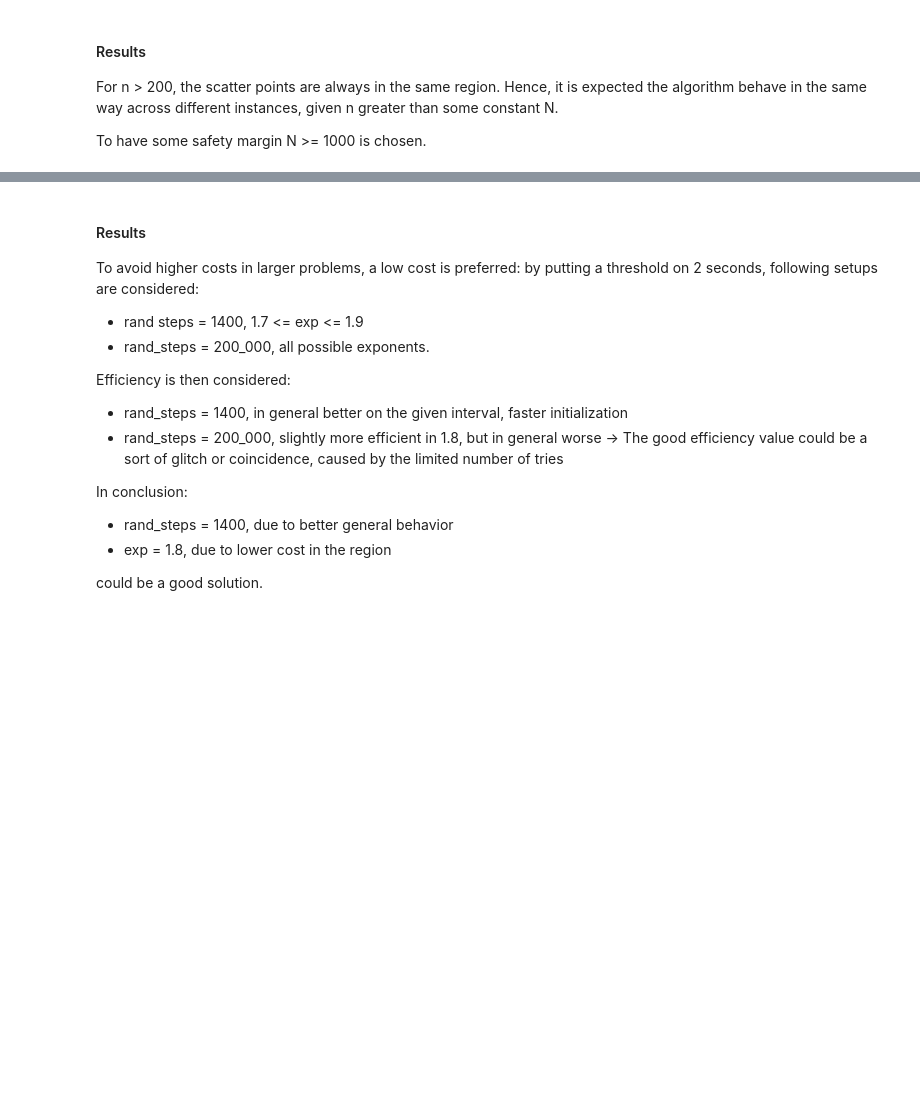
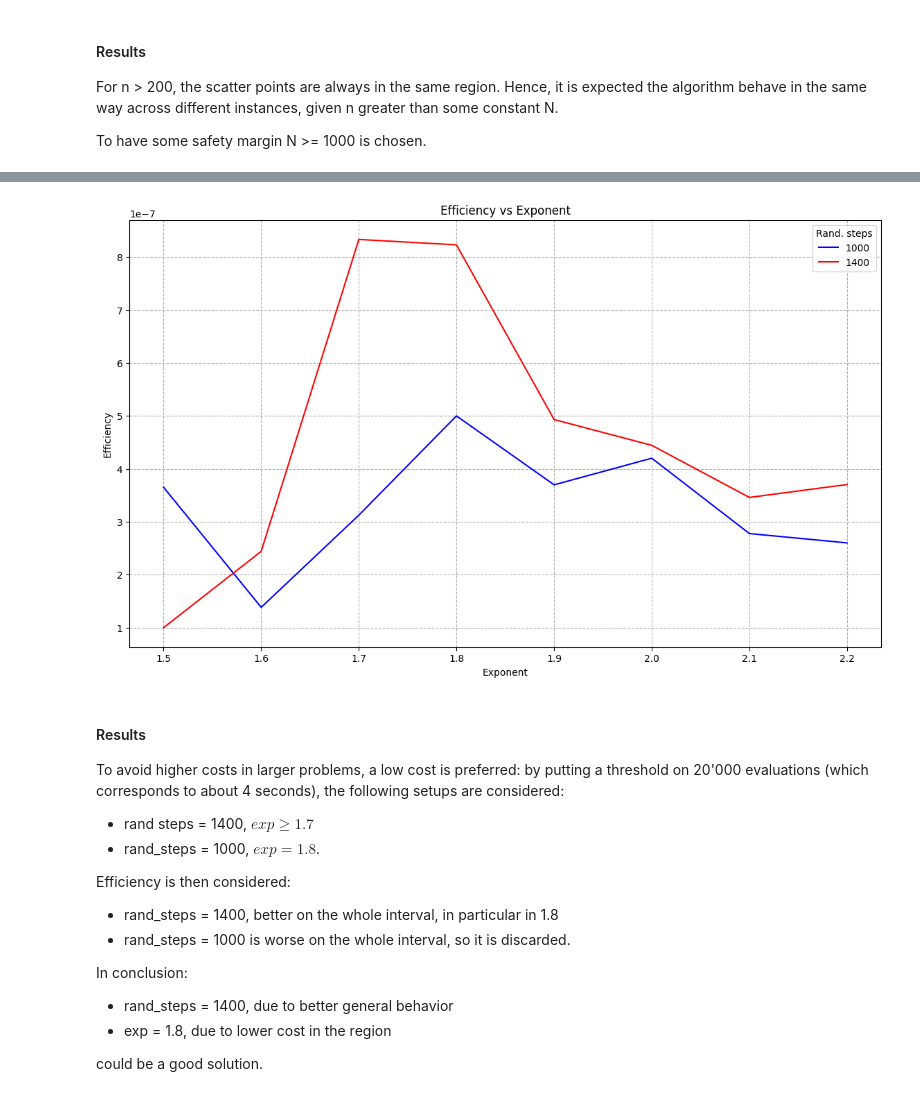
Before and after one commit to MicheleCazzola/CI2024_lab3, a Jupyter notebook: n-puzzle.ipynb, the cells around one changed output, grey strips where cells are left out. Cells and saved outputs as stored; diff of their text form; code cells hidden in the pictures; blank space fills up the shorter version.

```diff
--- a/n-puzzle.ipynb
+++ b/n-puzzle.ipynb
@@ -464,11 +496,13 @@ costs
 # %%
 plt.figure("eff vs. exp", figsize=(14,8))
 colors = ["b", "r", "orange"]
-for ((rand_steps, efficiencies_steps), (_, cost_steps), color) in zip(efficiencies.items(), costs.items(), colors):
+for ((rand_steps, efficiencies_steps), color) in zip(efficiencies.items(), colors):
     plt.plot(exp_values, efficiencies_steps, label=f"{rand_steps}", color=color)
 plt.legend(title="Rand. steps")
 plt.title("Efficiency vs Exponent")
 plt.xlabel("Exponent")
 plt.ylabel("Efficiency")
-
+plt.grid(linestyle="--")
 plt.show()
+# %% [output]
+[figure, added]
@@ -502,12 +509,12 @@ plt.show()
 # %% [markdown]
 #### Results
-To avoid higher costs in larger problems, a low cost is preferred: by putting a threshold on 2 seconds, following setups are considered:
-- rand steps = 1400, 1.7 <= exp <= 1.9
-- rand_steps = 200_000, all possible exponents.
+To avoid higher costs in larger problems, a low cost is preferred: by putting a threshold on 20'000 evaluations (which corresponds to about 4 seconds), the following setups are considered:
+- rand steps = 1400, $exp \geq 1.7$
+- rand_steps = 1000, $exp = 1.8$.
 
 Efficiency is then considered:
-- rand_steps = 1400, in general better on the given interval, faster initialization
-- rand_steps = 200_000, slightly more efficient in 1.8, but in general worse -> The good efficiency value could be a sort of glitch or coincidence, caused by the limited number of tries
+- rand_steps = 1400, better on the whole interval, in particular in 1.8
+- rand_steps = 1000 is worse on the whole interval, so it is discarded.
 
 In conclusion:
 - rand_steps = 1400, due to better general behavior
```
Also changed, not shown: parts of 55 cells of this notebook, 13 other files.
